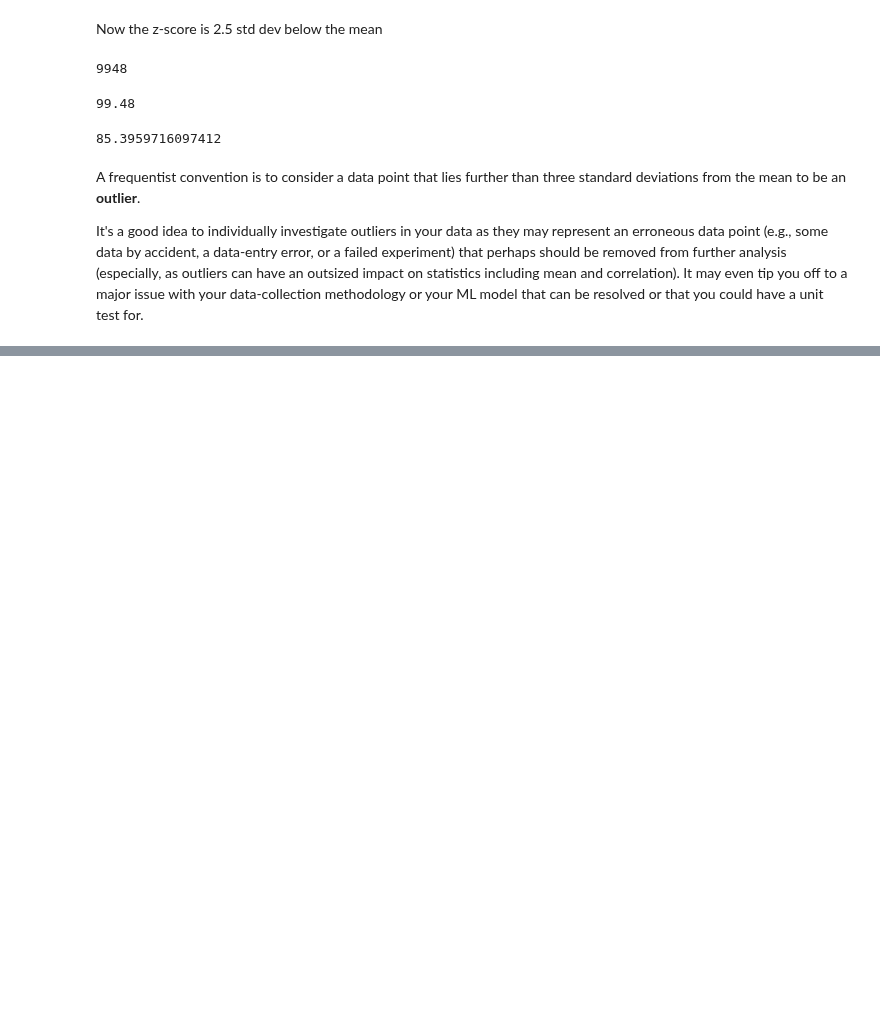
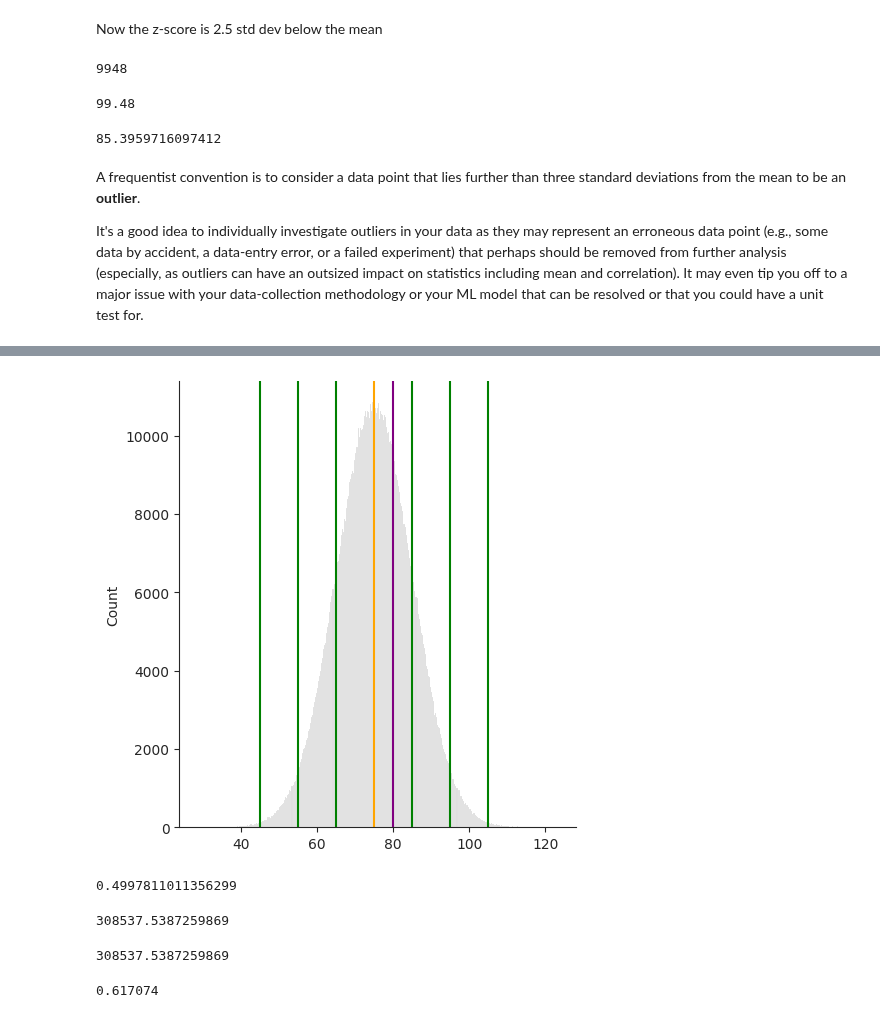
Before and after one commit to fakhar-iqbal/Machine_Learning_Fundamentals, a Jupyter notebook: Statistics.ipynb, the cells around one changed output, grey strips where cells are left out. Saved outputs shown, nothing was run; the diff lists cells and outputs as text; code cells hidden in the pictures; blank space fills up the shorter version.

```diff
--- a/Statistics.ipynb
+++ b/Statistics.ipynb
@@ -175,0 +207,15 @@ It's a good idea to individually investigate outliers in your data as they may r
+# %%
+sns.displot(c,color='lightgray')
+plt.axvline(mu, color='orange')
+
+for v in [-3,-2,-1,1,2,3]:
+  plt.axvline(mu + v*sigma,color='green')
+
+_ = plt.axvline(x=80,color='purple')
+# %% [output]
+[figure, added]
+# %%
+zs  = (80 - np.mean(c))/np.std(c)
+zs
+# %% [output]
+0.4997811011356299
@@ -175,0 +226,12 @@ It's a good idea to individually investigate outliers in your data as they may r
+# %%
+pu * 1000000   #### these are above the z score of 0.5
+# %% [output]
+308537.5387259869
+# %%
+pb * 1000000    ### they are the number of people under z-score of 0.5 in a infinite number of class
+# %% [output]
+308537.5387259869
+# %%
+(308537 + 308537)/1000000
+# %% [output]
+0.617074
```
Also changed, not shown: parts of 21 cells of this notebook.
